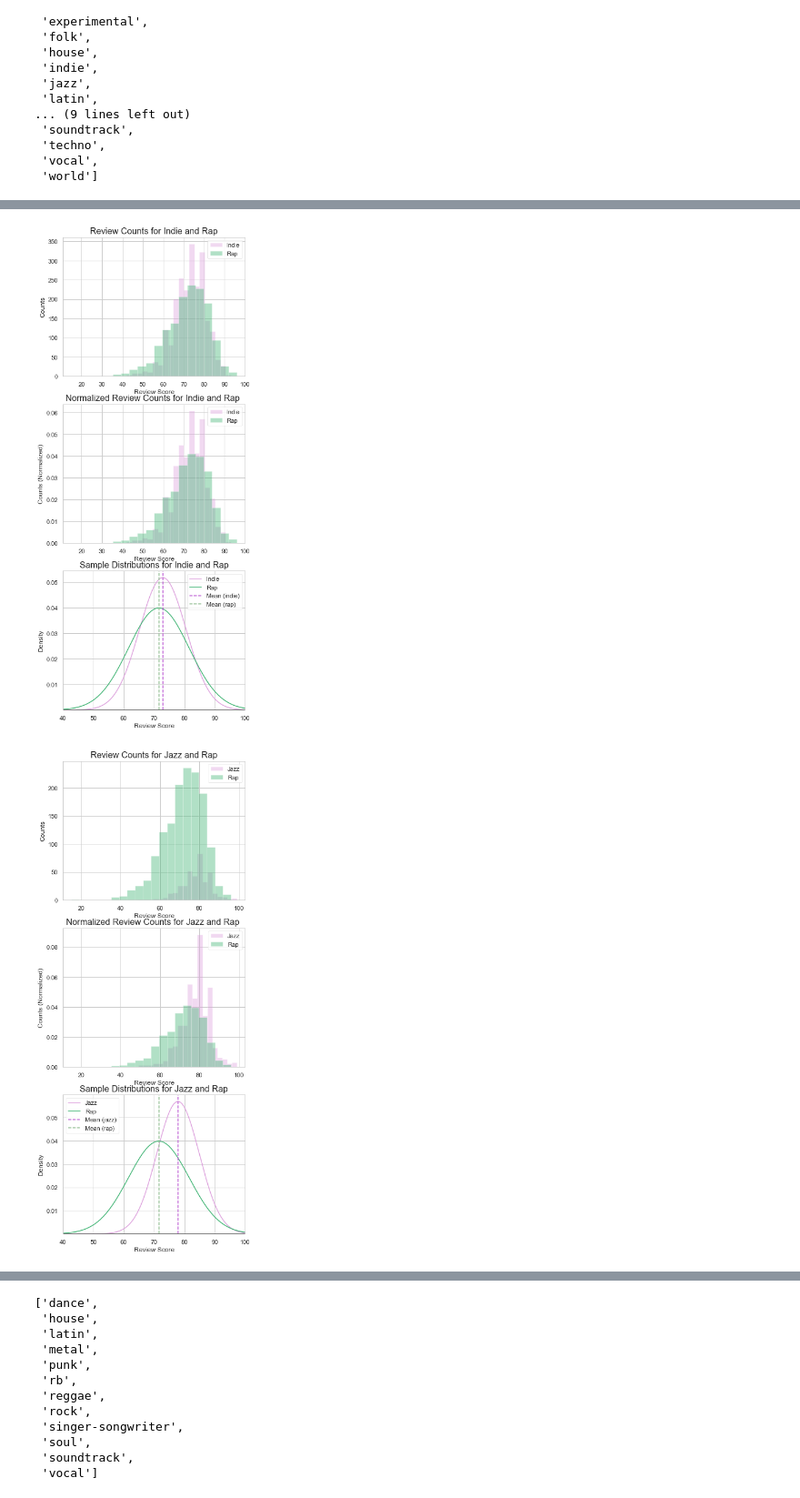
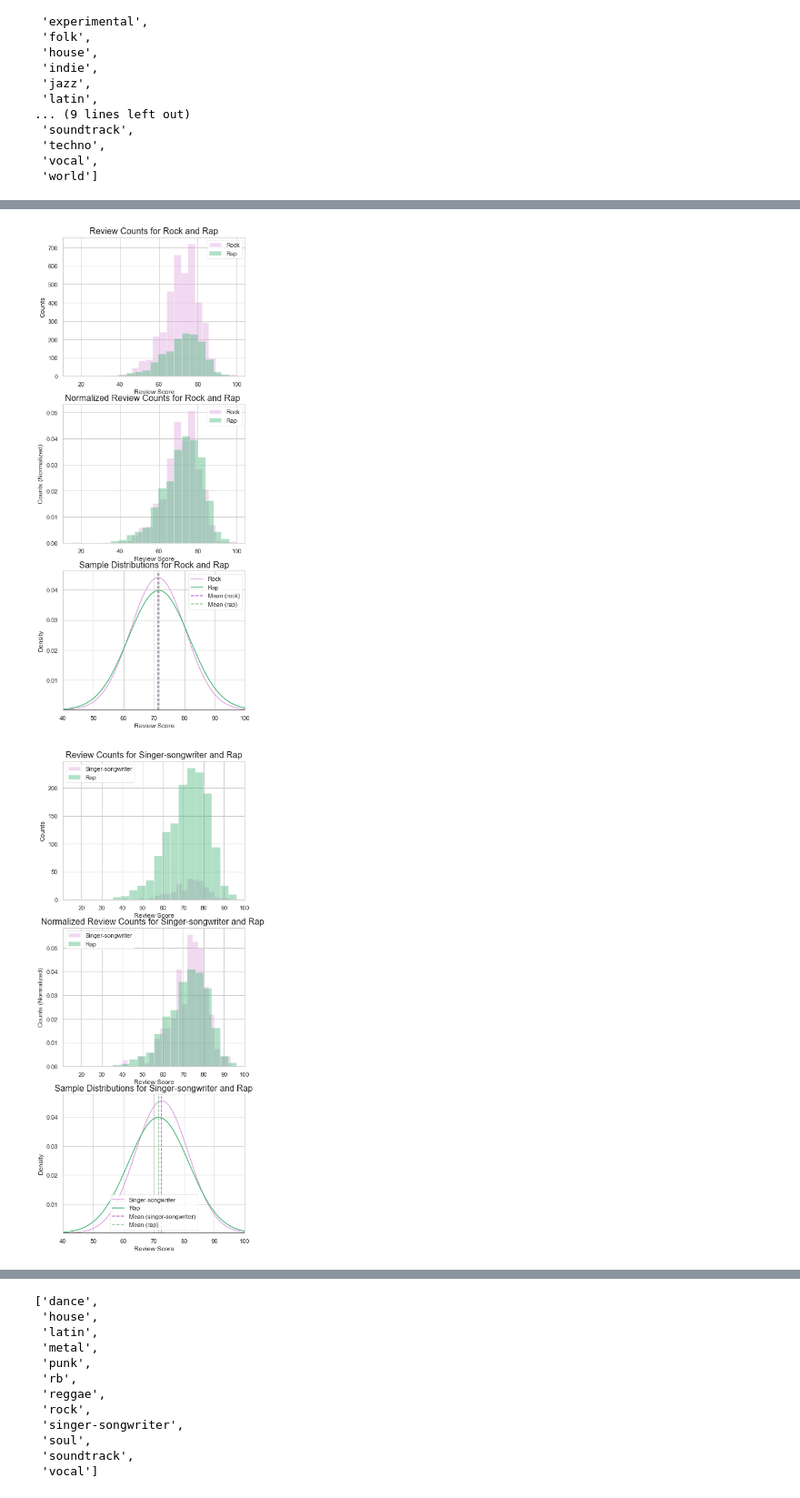
Before and after one commit to unclebrod/ReviewsByGenre, a Jupyter notebook: EDA.ipynb, the cells around one changed output, grey strips where cells are left out. Shown at 91% size. Cells and saved outputs as stored; diff of their text form; code cells hidden in the pictures.

Commit message:
additional images saved, slight modification of function script

```diff
--- a/EDA.ipynb
+++ b/EDA.ipynb
@@ -593,7 +593,7 @@ print(list(l.values()))
 [figure]
 # %%
 # Create a function that plots two genres against one another
-def compare_genres(score_list, genre1, genre2='rap', alpha=0.05):
+def compare_genres(score_list, genre1, genre2='rap', alpha=0.05, bonf=24):
     '''
     Given a list of name array tuples, two genres, and an alpha value, this
     function will plot the raw histogram of those genres, the normalized
@@ -671,7 +671,7 @@ def compare_genres(score_list, genre1, genre2='rap', alpha=0.05):
     tstat, pvalue = stats.ttest_ind(df1, df2, equal_var=False)
     conf = 100 - (alpha * 100)
     print(pvalue)
-    if pvalue < alpha/2:
+    if pvalue < alpha/2/bonf:
         print(f'With {conf}% confidence, we reject the null hypothesis '\
               'that these means are the same')
         return pvalue
@@ -743,6 +743,6 @@ def ttest_for_rap(score_list, alpha=0.05):
 # %%
 diffs, sames = ttest_for_rap(w)
 # %%
-for genre in diffs:
+for genre in sames:
     compare_genres(w, genre, genre2='rap', alpha=0.05)
 # %% [output]
@@ -773,2 +773,2 @@ With 95.0% confidence, we reject the null hypothesis that these means are the sa
-[figure, old version]
+[figure, new version]
-[figure, old version]
+[figure, new version]
```
Also changed, not shown: parts of 1 cell of this notebook, 13 other files.
